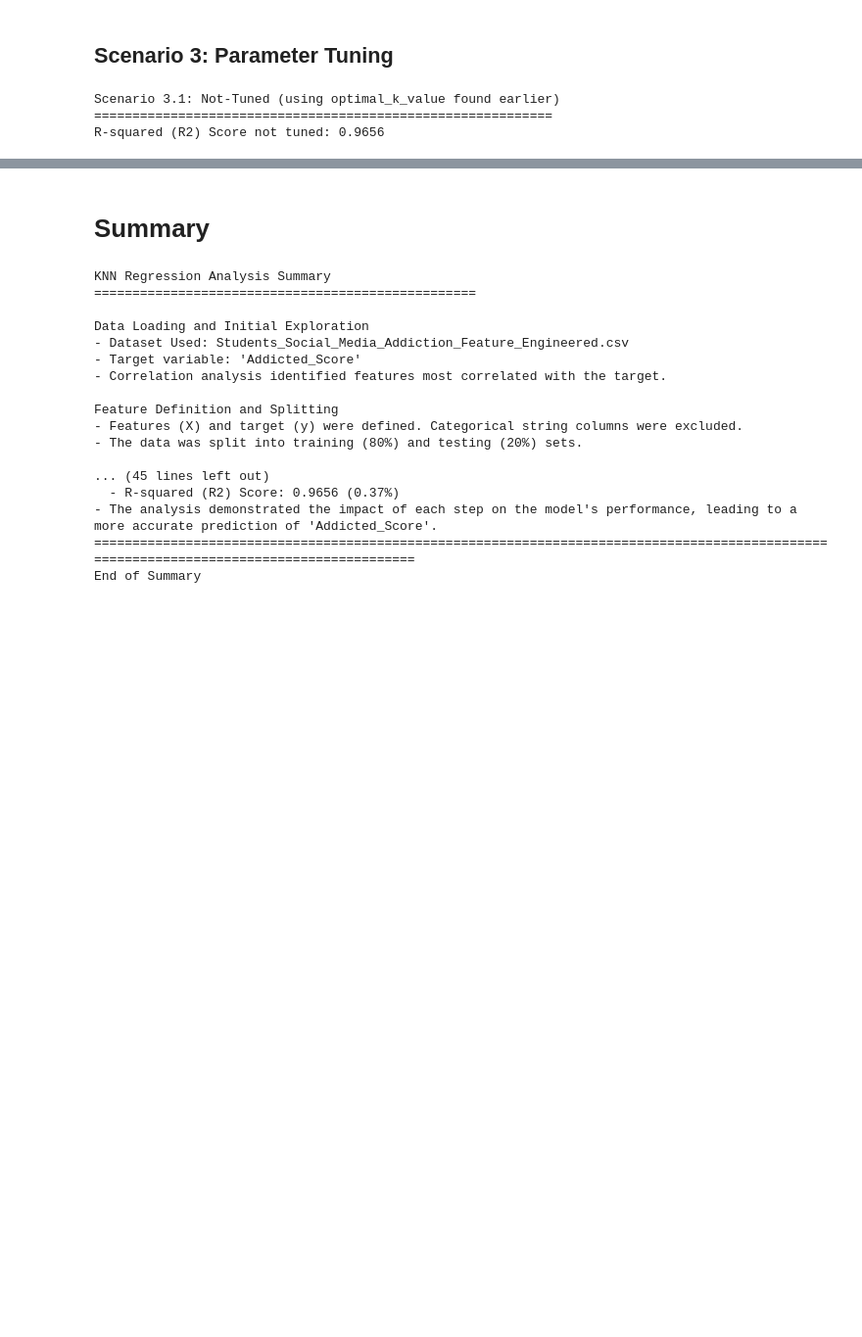
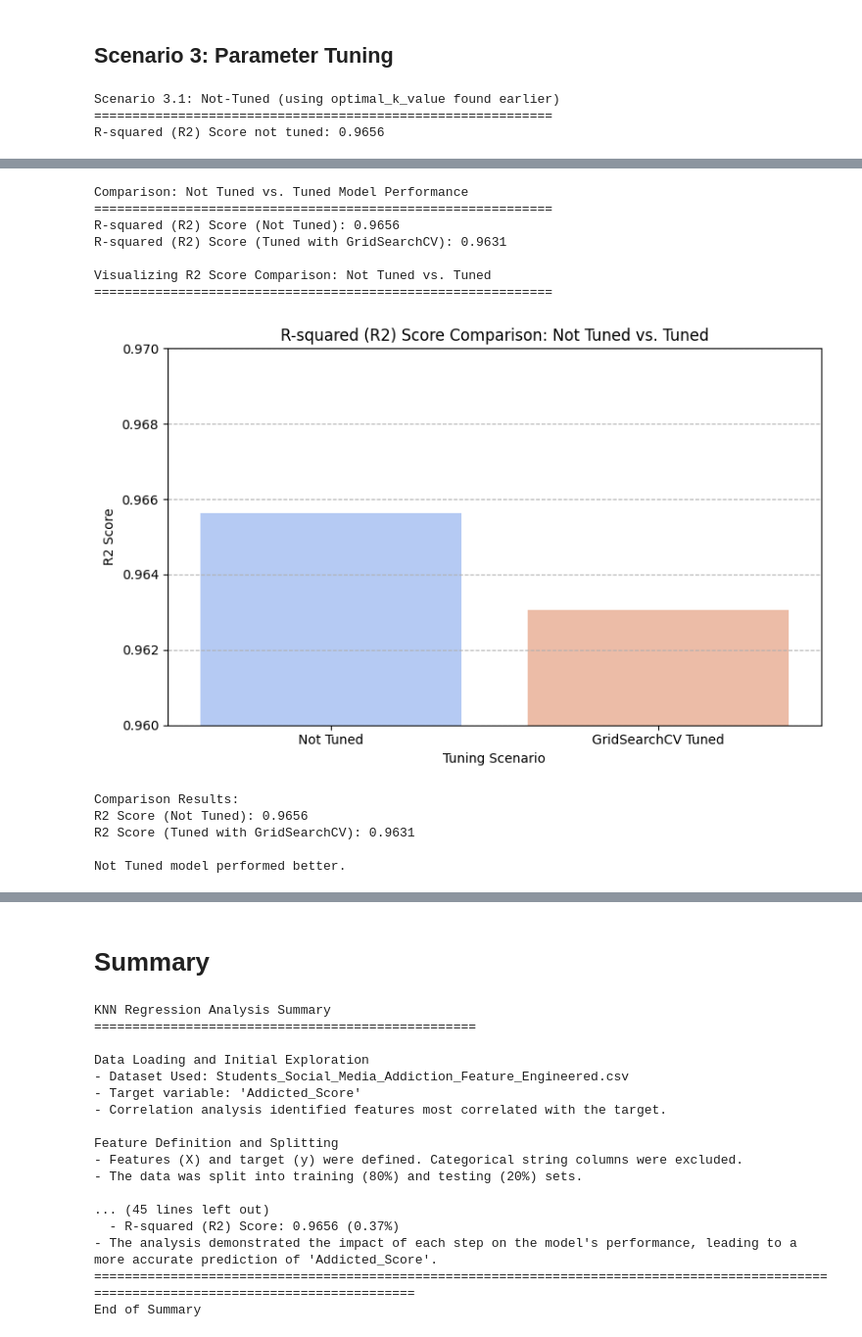
Before and after one commit to tsaqifimtinan/finalproject-kel-8-pm-d, a Jupyter notebook: KNN/KNN_Regression_Analysis.ipynb, the cells around one changed output, grey strips where cells are left out. Shown at 98% size. Drawn from its saved outputs; the diff is of its cells as text; code cells hidden in the pictures; blank space fills up the shorter version.

```diff
--- a/KNN/KNN_Regression_Analysis.ipynb
+++ b/KNN/KNN_Regression_Analysis.ipynb
@@ -664,0 +765,74 @@ The Best Model based on R2 is: Not Tuned Model
+# %%
+## Comparison: Not Tuned vs. Tuned Model
+print("\nComparison: Not Tuned vs. Tuned Model Performance")
+print("=" * 60)
+
+# --- Scenario 3.1: Not Tuned (using optimal_k_value found earlier) ---
+# Initialize and train KNeighborsRegressor with the optimal k value
+knn_regressor_not_tuned = KNeighborsRegressor(n_neighbors=optimal_k_value)
+knn_regressor_not_tuned.fit(X_train_scaled, y_train)
+
+# Make predictions
+y_pred_not_tuned = knn_regressor_not_tuned.predict(X_test_scaled)
+
+# Evaluate the R2 Score
+r2_not_tuned = r2_score(y_test, y_pred_not_tuned)
+
+print(f"R-squared (R2) Score (Not Tuned): {r2_not_tuned:.4f}")
+
+
+# --- Scenario 3.2: Tuned (using GridSearchCV) ---
+r2_tuned_model = r2_tuned
+
+print(f"R-squared (R2) Score (Tuned with GridSearchCV): {r2_tuned_model:.4f}")
+
+
+# --- Visualize Comparison: Not Tuned vs. Tuned ---
+print("\nVisualizing R2 Score Comparison: Not Tuned vs. Tuned")
+print("=" * 60)
+
+tuning_scenario_labels = ["Not Tuned", "GridSearchCV Tuned"]
+tuning_r2_values = [r2_not_tuned, r2_tuned_model]
+
+tuning_comparison_df = pd.DataFrame({
+    'Tuning Scenario': tuning_scenario_labels,
+    'R2 Score': tuning_r2_values
+})
+
+plt.figure(figsize=(8, 5))
+sns.barplot(x='Tuning Scenario', y='R2 Score', data=tuning_comparison_df, palette='coolwarm')
+plt.title('R-squared (R2) Score Comparison: Not Tuned vs. Tuned')
+plt.ylabel('R2 Score')
+plt.xlabel('Tuning Scenario')
+plt.ylim(0.96, 0.97)
+plt.grid(axis='y', linestyle='--')
+plt.tight_layout()
+plt.show()
+
+print("\nComparison Results:")
+print(f"R2 Score (Not Tuned): {r2_not_tuned:.4f}")
+print(f"R2 Score (Tuned with GridSearchCV): {r2_tuned_model:.4f}")
+
+if r2_tuned_model > r2_not_tuned:
+    best_model = "GridSearchCV Tuned"
+    print("\nGridSearchCV Tuned model performed better.")
+elif r2_not_tuned > r2_tuned_model:
+    best_model = "Not Tuned"
+    print("\nNot Tuned model performed better.")
+else:
+    best_model = "Both models performed equally well"
+    print("\nBoth models performed equally well.")
+# %% [output]
+Comparison: Not Tuned vs. Tuned Model Performance
+============================================================
+R-squared (R2) Score (Not Tuned): 0.9656
+R-squared (R2) Score (Tuned with GridSearchCV): 0.9631
+
+Visualizing R2 Score Comparison: Not Tuned vs. Tuned
+============================================================
+[figure, added]
+Comparison Results:
+R2 Score (Not Tuned): 0.9656
+R2 Score (Tuned with GridSearchCV): 0.9631
+
+Not Tuned model performed better.
```
Also changed, not shown: parts of 7 cells of this notebook.
